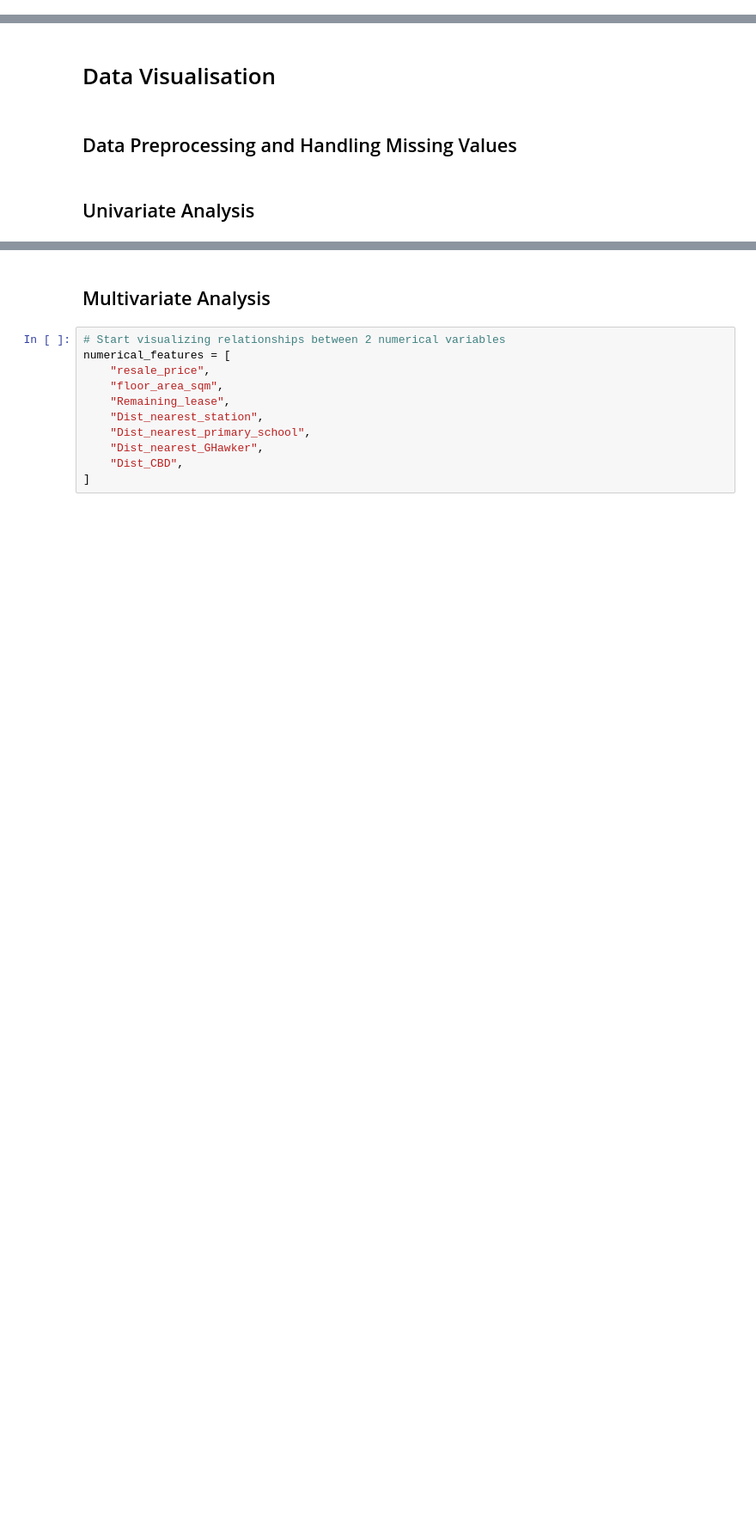
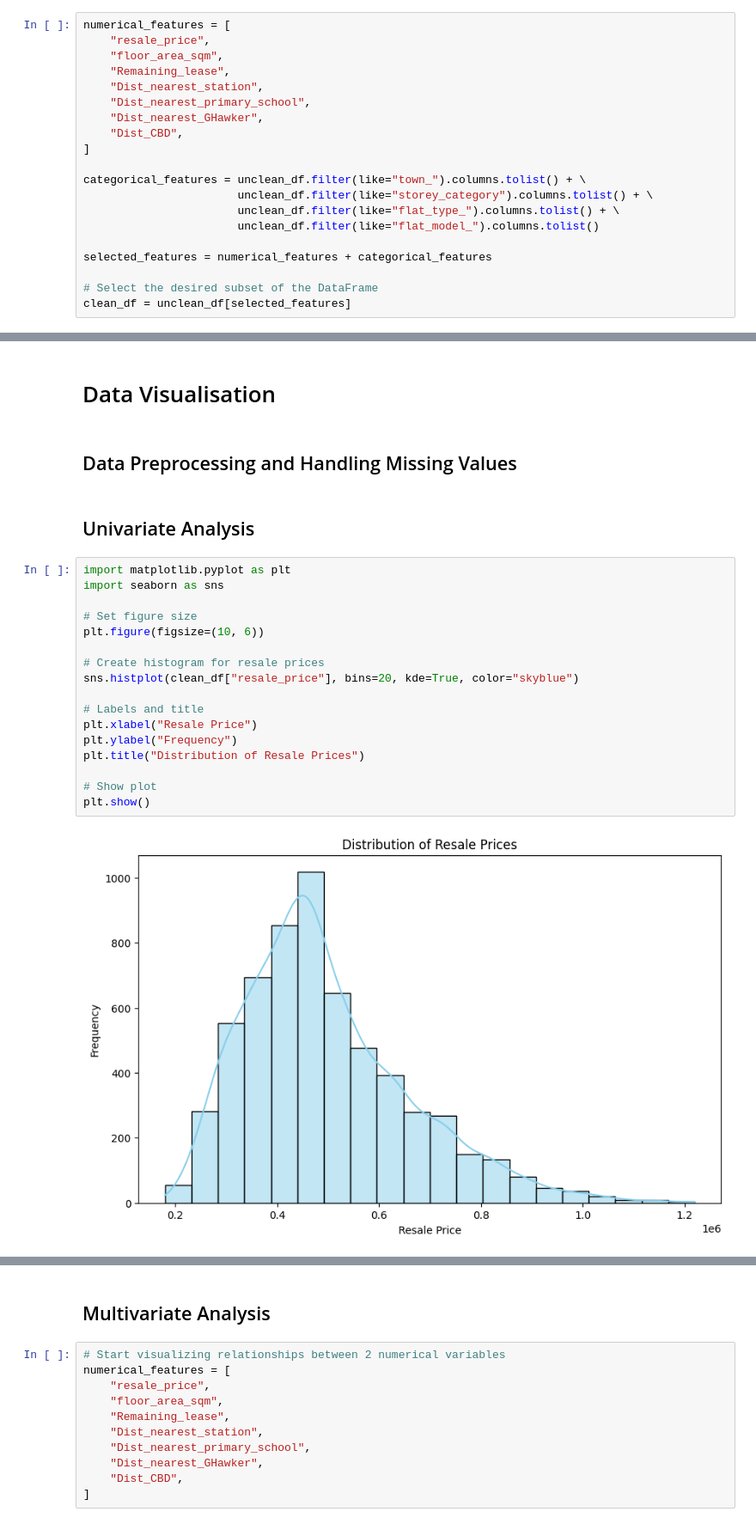
Before and after one commit to Rikhil-6/NUS-SDS-Workshops, a Jupyter notebook: EDA.ipynb, the cells around one changed output, grey strips where cells are left out. Shown at 86% size. Drawn from its saved outputs; the diff is of its cells as text; blank space fills up the shorter version.

```diff
--- a/EDA.ipynb
+++ b/EDA.ipynb
@@ -273,0 +258,20 @@ Passing `palette` without assigning `hue` is deprecated and will be removed in v
+# %%
+numerical_features = [
+    "resale_price",
+    "floor_area_sqm",
+    "Remaining_lease",
+    "Dist_nearest_station",
+    "Dist_nearest_primary_school",
+    "Dist_nearest_GHawker",
+    "Dist_CBD",
+]
+
+categorical_features = unclean_df.filter(like="town_").columns.tolist() + \
+                       unclean_df.filter(like="storey_category").columns.tolist() + \
+                       unclean_df.filter(like="flat_type_").columns.tolist() + \
+                       unclean_df.filter(like="flat_model_").columns.tolist()
+
+selected_features = numerical_features + categorical_features
+
+# Select the desired subset of the DataFrame
+clean_df = unclean_df[selected_features]
@@ -277,3 +294,22 @@ Passing `palette` without assigning `hue` is deprecated and will be removed in v
 ## Data Preprocessing and Handling Missing Values
 # %% [markdown]
 ## Univariate Analysis
+# %%
+import matplotlib.pyplot as plt
+import seaborn as sns
+
+# Set figure size
+plt.figure(figsize=(10, 6))
+
+# Create histogram for resale prices
+sns.histplot(clean_df["resale_price"], bins=20, kde=True, color="skyblue")
+
+# Labels and title
+plt.xlabel("Resale Price")
+plt.ylabel("Frequency")
+plt.title("Distribution of Resale Prices")
+
+# Show plot
+plt.show()
+# %% [output]
+[figure, added]
```
Also changed, not shown: parts of 39 cells of this notebook.
